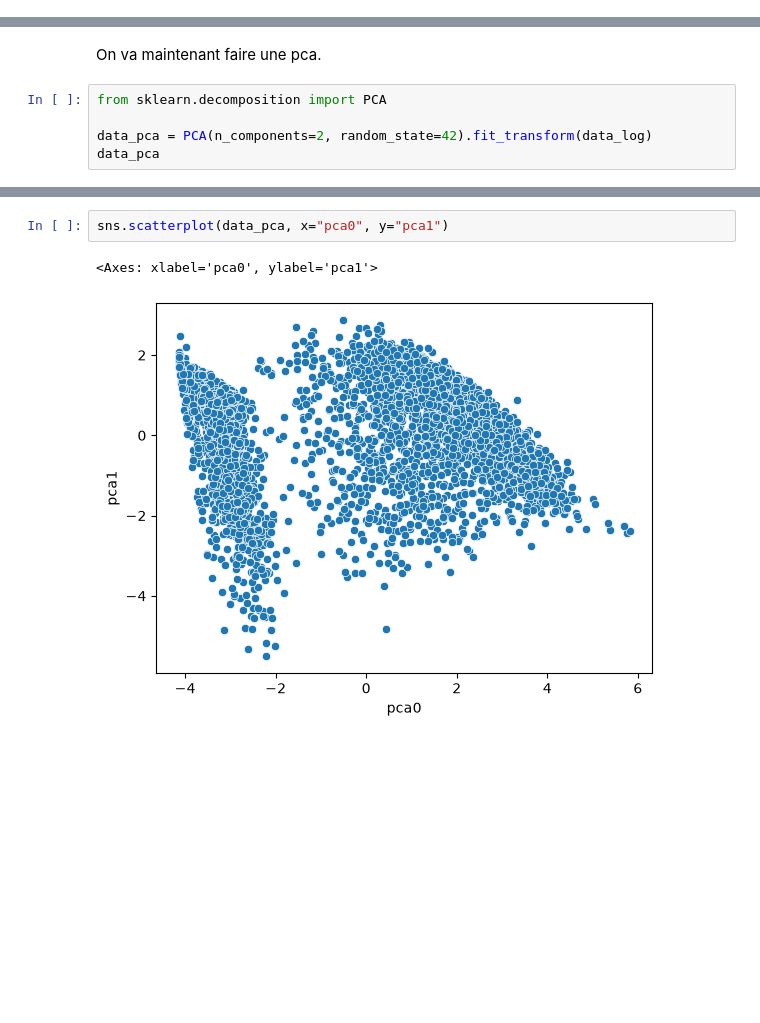
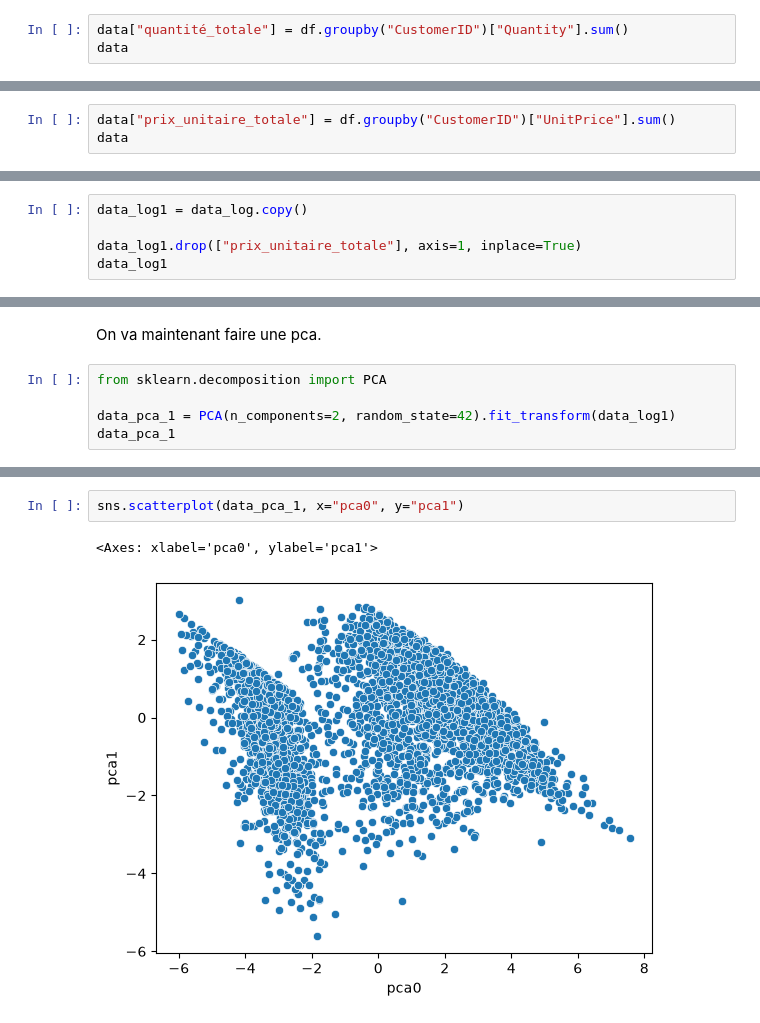
Before and after one commit to fmazur57u/Projet-Kmeans-et-spectral-clustering, a Jupyter notebook: Kmeans_spectral_clustering.ipynb, the cells around one changed output, grey strips where cells are left out. Drawn from its saved outputs; the diff is of its cells as text; blank space fills up the shorter version.

```diff
--- a/Kmeans_spectral_clustering.ipynb
+++ b/Kmeans_spectral_clustering.ipynb
@@ -106,3 +126,6 @@ data
 | 18283.0 | 16 | 756 | 1.847884 |
 | 18287.0 | 3 | 70 | 22.657143 |
 4338 rows × 3 columns
+# %%
+data["quantité_totale"] = df.groupby("CustomerID")["Quantity"].sum()
+data
@@ -197,0 +236,3 @@ data
+# %%
+data["prix_unitaire_totale"] = df.groupby("CustomerID")["UnitPrice"].sum()
+data
@@ -283,0 +328,5 @@ data_finale
+# %%
+data_log1 = data_log.copy()
+
+data_log1.drop(["prix_unitaire_totale"], axis=1, inplace=True)
+data_log1
@@ -286,8 +350,8 @@ On va maintenant faire une pca.
 # %%
 from sklearn.decomposition import PCA
 
-data_pca = PCA(n_components=2, random_state=42).fit_transform(data_log)
-data_pca
+data_pca_1 = PCA(n_components=2, random_state=42).fit_transform(data_log1)
+data_pca_1
 # %% [output]
 |  | pca0 | pca1 |
 | CustomerID |  |  |
@@ -305,6 +369,6 @@ data_pca
 4338 rows × 2 columns
 # %%
-sns.scatterplot(data_pca, x="pca0", y="pca1")
+sns.scatterplot(data_pca_1, x="pca0", y="pca1")
 # %% [output]
 <Axes: xlabel='pca0', ylabel='pca1'>
-[figure, old version]
+[figure, new version]
```
Also changed, not shown: parts of 29 cells of this notebook.
